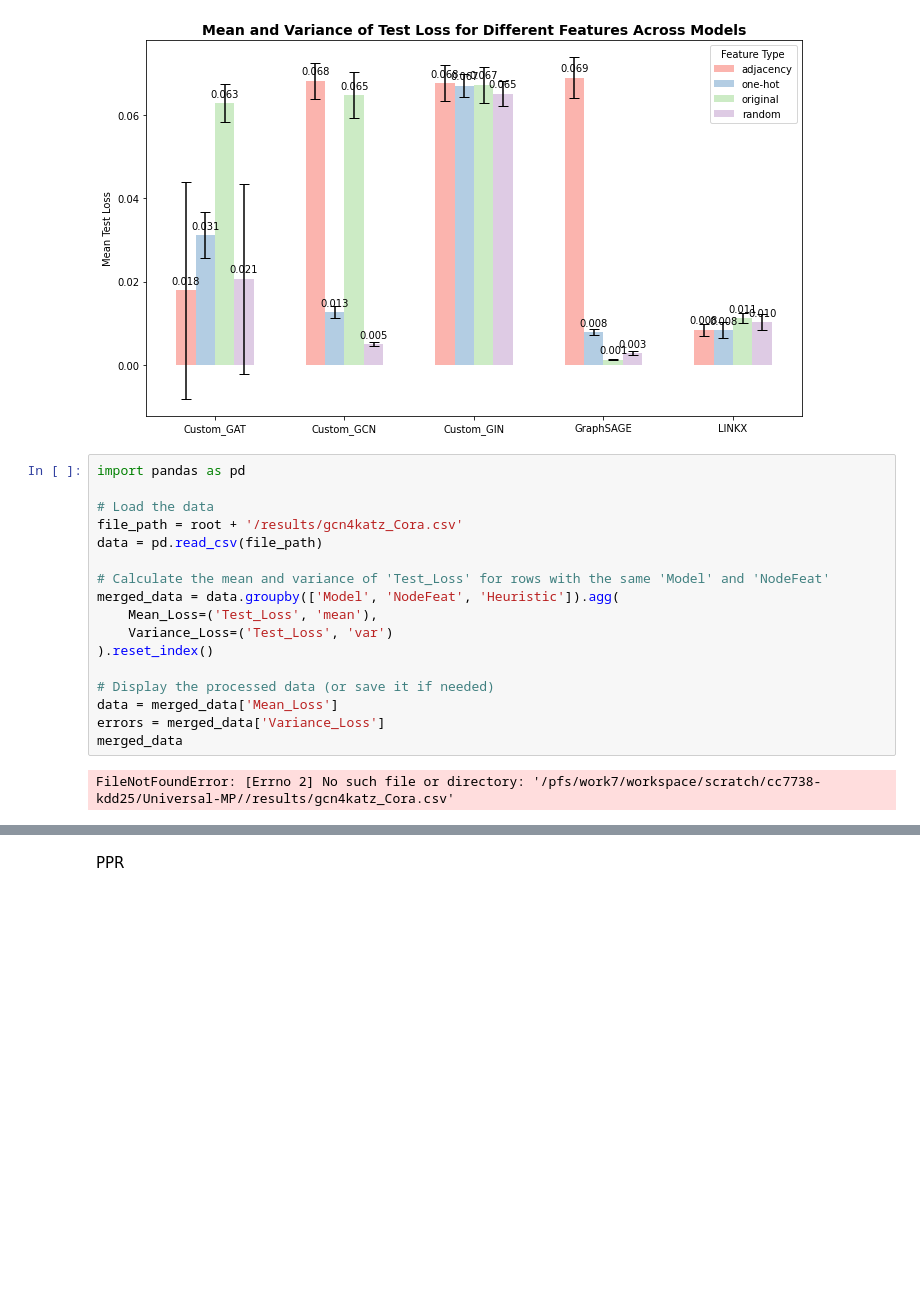
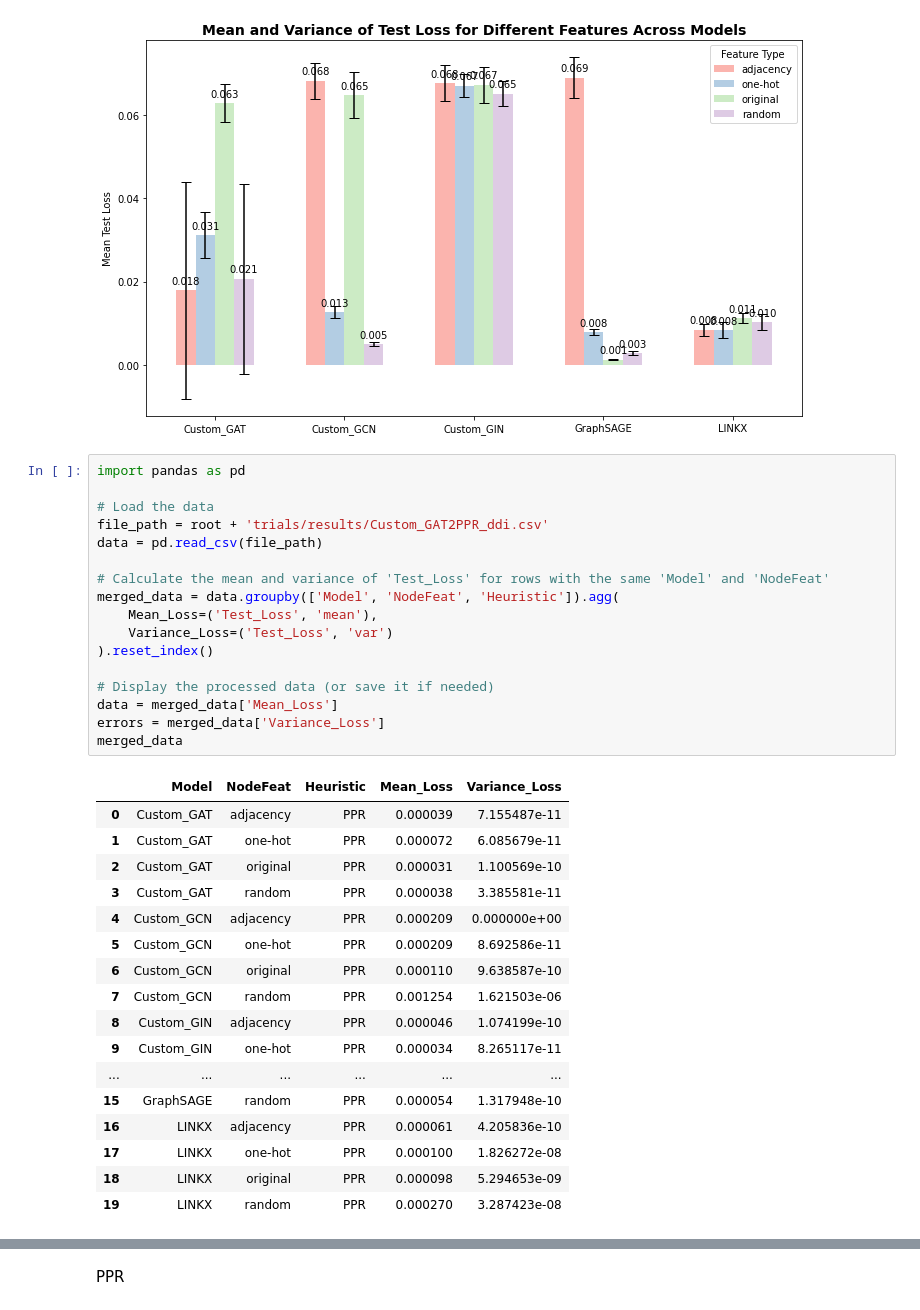
Before and after one commit to Wektor607/Universal-MP, a Jupyter notebook: trials/5_heuristic_adj.ipynb, the cells around one changed output, grey strips where cells are left out. Drawn from its saved outputs; the diff is of its cells as text; blank space fills up the shorter version.

```diff
--- a/trials/5_heuristic_adj.ipynb
+++ b/trials/5_heuristic_adj.ipynb
@@ -97,22 +97,38 @@ plt.show()
 # %%
 import pandas as pd
 
 # Load the data
-file_path = root + '/results/gcn4katz_Cora.csv'
+file_path = root + 'trials/results/Custom_GAT2PPR_ddi.csv'
 data = pd.read_csv(file_path)
 
 # Calculate the mean and variance of 'Test_Loss' for rows with the same 'Model' and 'NodeFeat'
 merged_data = data.groupby(['Model', 'NodeFeat', 'Heuristic']).agg(
     Mean_Loss=('Test_Loss', 'mean'),
     Variance_Loss=('Test_Loss', 'var')
 ).reset_index()
 
 # Display the processed data (or save it if needed)
 data = merged_data['Mean_Loss']
 errors = merged_data['Variance_Loss']
 merged_data
 # %% [output]
-FileNotFoundError: [Errno 2] No such file or directory: '/pfs/work7/workspace/scratch/cc7738-kdd25/Universal-MP//results/gcn4katz_Cora.csv'
+|  | Model | NodeFeat | Heuristic | Mean_Loss | Variance_Loss |
+| 0 | Custom_GAT | adjacency | PPR | 0.000039 | 7.155487e-11 |
+| 1 | Custom_GAT | one-hot | PPR | 0.000072 | 6.085679e-11 |
+| 2 | Custom_GAT | original | PPR | 0.000031 | 1.100569e-10 |
+| 3 | Custom_GAT | random | PPR | 0.000038 | 3.385581e-11 |
+| 4 | Custom_GCN | adjacency | PPR | 0.000209 | 0.000000e+00 |
+| 5 | Custom_GCN | one-hot | PPR | 0.000209 | 8.692586e-11 |
+| 6 | Custom_GCN | original | PPR | 0.000110 | 9.638587e-10 |
+| 7 | Custom_GCN | random | PPR | 0.001254 | 1.621503e-06 |
+| 8 | Custom_GIN | adjacency | PPR | 0.000046 | 1.074199e-10 |
+| 9 | Custom_GIN | one-hot | PPR | 0.000034 | 8.265117e-11 |
+| ... | ... | ... | ... | ... | ... |
+| 15 | GraphSAGE | random | PPR | 0.000054 | 1.317948e-10 |
+| 16 | LINKX | adjacency | PPR | 0.000061 | 4.205836e-10 |
+| 17 | LINKX | one-hot | PPR | 0.000100 | 1.826272e-08 |
+| 18 | LINKX | original | PPR | 0.000098 | 5.294653e-09 |
+| 19 | LINKX | random | PPR | 0.000270 | 3.287423e-08 |
 # %%
 import matplotlib.pyplot as plt
 import numpy as np
```
Also changed, not shown: parts of 5 cells of this notebook, 9 other files.
